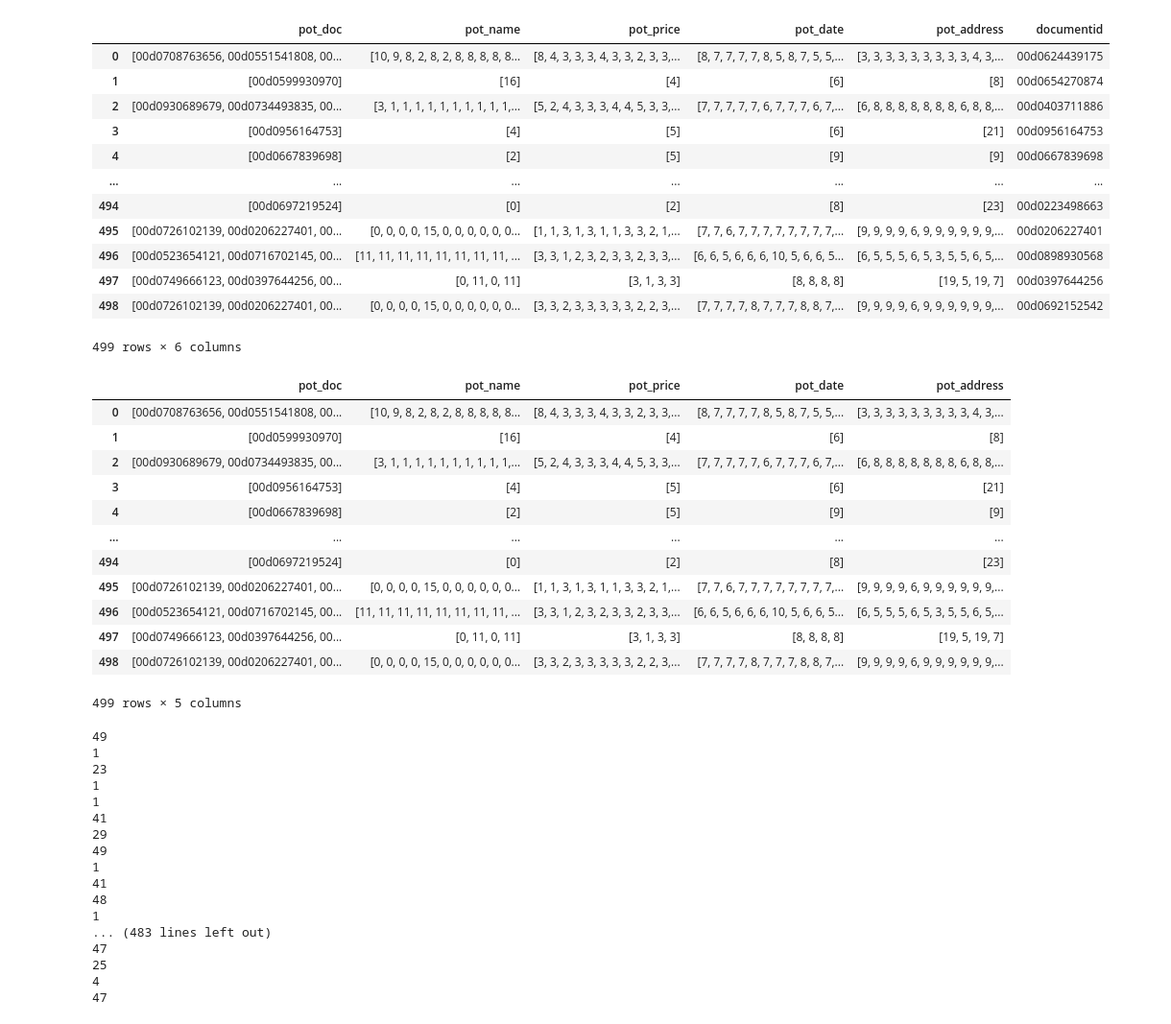
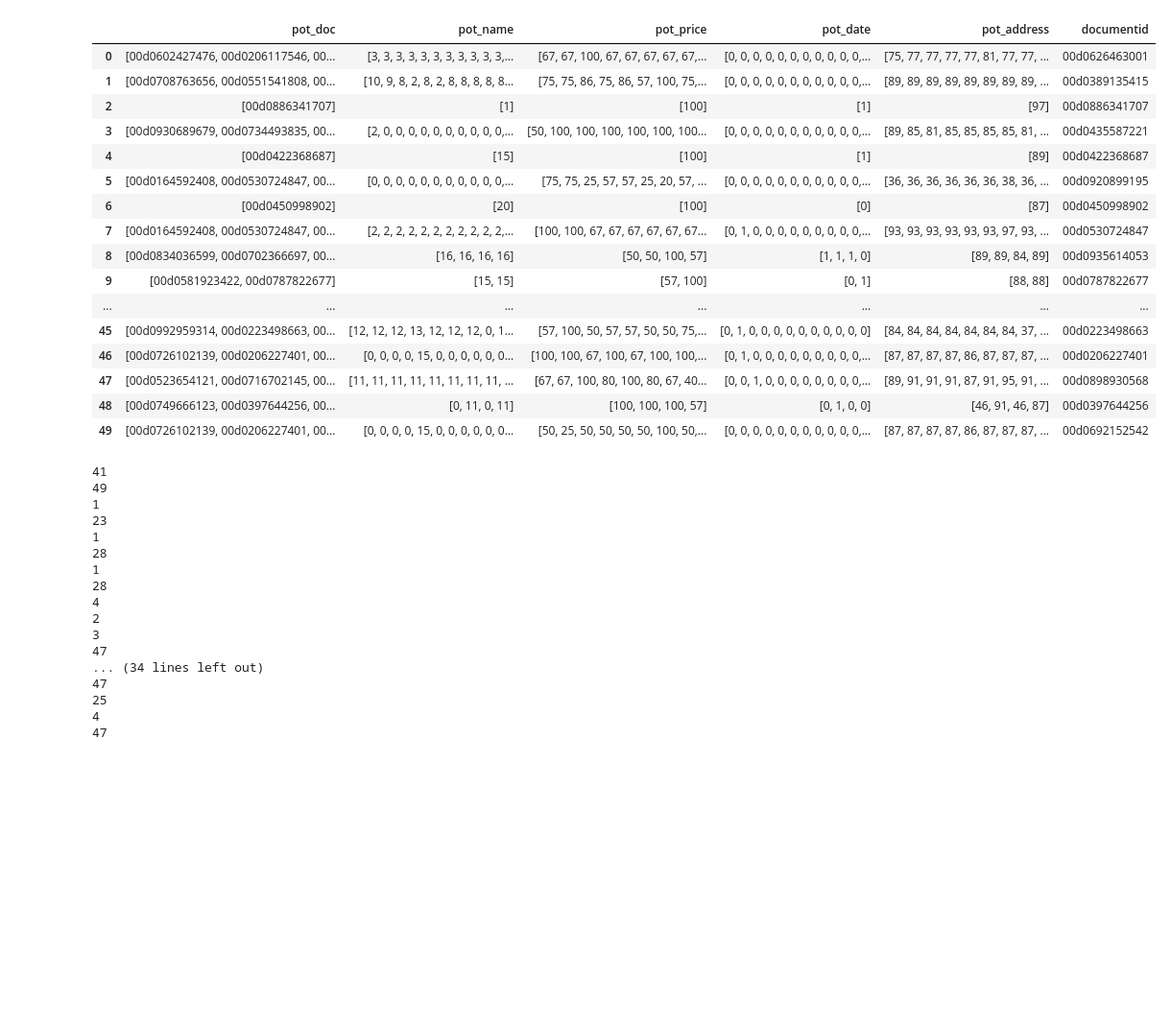
Before and after one commit to TopazFist/BillDatathon2023, a Jupyter notebook: laven_vname.ipynb, the cells around one changed output. Shown at 96% size. Drawn from its saved outputs; the diff is of its cells as text; code cells hidden in the pictures; blank space fills up the shorter version.

Commit message:
the date pulled throughgit add --all

```diff
--- a/laven_vname.ipynb
+++ b/laven_vname.ipynb
@@ -5,7 +5,7 @@ import os
 from multiprocessing import Pool
 from tqdm import tqdm
 # %%
-users_data = pd.read_csv("data/interim/Users.csv").tail(10)
+users_data = pd.read_csv("data/interim/Users.csv").tail(50)
 with Pool() as p:
     result = p.map(get_laven, users_data.to_dict('records'))
 result_df = pd.DataFrame(result)
@@ -27,56 +12,47 @@ KeyboardInterrupt:
 # %%
 
 final_df = result_df
 
 final_df = pd.concat([final_df.reset_index(drop=True),users_data["documentid"].reset_index(drop=True)],axis = 1)
 #final_df.to_csv(os.path.join('data/final/', "final.csv"))
+
+final_df.to_csv(os.path.join('data/final/', "final.csv"))
 display(final_df)
-final_df.to_csv(os.path.join('data/final/', "final.csv"))
-display(result_df)
 for i in result_df['pot_doc']:
     print(len(i))
 # %% [output]
 |  | pot_doc | pot_name | pot_price | pot_date | pot_address | documentid |
-| 0 | [00d0708763656, 00d0551541808, 00... | [10, 9, 8, 2, 8, 2, 8, 8, 8, 8, 8... | [8, 4, 3, 3, 3, 4, 3, 3, 2, 3, 3,... | [8, 7, 7, 7, 7, 8, 5, 8, 7, 5, 5,... | [3, 3, 3, 3, 3, 3, 3, 3, 3, 4, 3,... | 00d0624439175 |
-| 1 | [00d0599930970] | [16] | [4] | [6] | [8] | 00d0654270874 |
-| 2 | [00d0930689679, 00d0734493835, 00... | [3, 1, 1, 1, 1, 1, 1, 1, 1, 1, 1,... | [5, 2, 4, 3, 3, 3, 4, 4, 5, 3, 3,... | [7, 7, 7, 7, 7, 6, 7, 7, 7, 6, 7,... | [6, 8, 8, 8, 8, 8, 8, 8, 6, 8, 8,... | 00d0403711886 |
-| 3 | [00d0956164753] | [4] | [5] | [6] | [21] | 00d0956164753 |
-| 4 | [00d0667839698] | [2] | [5] | [9] | [9] | 00d0667839698 |
+| 0 | [00d0602427476, 00d0206117546, 00... | [3, 3, 3, 3, 3, 3, 3, 3, 3, 3, 3,... | [67, 67, 100, 67, 67, 67, 67, 67,... | [0, 0, 0, 0, 0, 0, 0, 0, 0, 0, 0,... | [75, 77, 77, 77, 77, 81, 77, 77, ... | 00d0626463001 |
+| 1 | [00d0708763656, 00d0551541808, 00... | [10, 9, 8, 2, 8, 2, 8, 8, 8, 8, 8... | [75, 75, 86, 75, 86, 57, 100, 75,... | [0, 0, 0, 0, 0, 0, 0, 0, 0, 0, 0,... | [89, 89, 89, 89, 89, 89, 89, 89, ... | 00d0389135415 |
+| 2 | [00d0886341707] | [1] | [100] | [1] | [97] | 00d0886341707 |
+| 3 | [00d0930689679, 00d0734493835, 00... | [2, 0, 0, 0, 0, 0, 0, 0, 0, 0, 0,... | [50, 100, 100, 100, 100, 100, 100... | [0, 0, 0, 0, 0, 0, 0, 0, 0, 0, 0,... | [89, 85, 81, 85, 85, 85, 85, 81, ... | 00d0435587221 |
+| 4 | [00d0422368687] | [15] | [100] | [1] | [89] | 00d0422368687 |
+| 5 | [00d0164592408, 00d0530724847, 00... | [0, 0, 0, 0, 0, 0, 0, 0, 0, 0, 0,... | [75, 75, 25, 57, 57, 25, 20, 57, ... | [0, 0, 0, 0, 0, 0, 0, 0, 0, 0, 0,... | [36, 36, 36, 36, 36, 36, 38, 36, ... | 00d0920899195 |
+| 6 | [00d0450998902] | [20] | [100] | [0] | [87] | 00d0450998902 |
+| 7 | [00d0164592408, 00d0530724847, 00... | [2, 2, 2, 2, 2, 2, 2, 2, 2, 2, 2,... | [100, 100, 67, 67, 67, 67, 67, 67... | [0, 1, 0, 0, 0, 0, 0, 0, 0, 0, 0,... | [93, 93, 93, 93, 93, 93, 97, 93, ... | 00d0530724847 |
+| 8 | [00d0834036599, 00d0702366697, 00... | [16, 16, 16, 16] | [50, 50, 100, 57] | [1, 1, 1, 0] | [89, 89, 84, 89] | 00d0935614053 |
+| 9 | [00d0581923422, 00d0787822677] | [15, 15] | [57, 100] | [0, 1] | [88, 88] | 00d0787822677 |
 | ... | ... | ... | ... | ... | ... | ... |
-| 494 | [00d0697219524] | [0] | [2] | [8] | [23] | 00d0223498663 |
-| 495 | [00d0726102139, 00d0206227401, 00... | [0, 0, 0, 0, 15, 0, 0, 0, 0, 0, 0... | [1, 1, 3, 1, 3, 1, 1, 3, 3, 2, 1,... | [7, 7, 6, 7, 7, 7, 7, 7, 7, 7, 7,... | [9, 9, 9, 9, 6, 9, 9, 9, 9, 9, 9,... | 00d0206227401 |
-| 496 | [00d0523654121, 00d0716702145, 00... | [11, 11, 11, 11, 11, 11, 11, 11, ... | [3, 3, 1, 2, 3, 2, 3, 3, 2, 3, 3,... | [6, 6, 5, 6, 6, 6, 10, 5, 6, 6, 5... | [6, 5, 5, 5, 6, 5, 3, 5, 5, 6, 5,... | 00d0898930568 |
-| 497 | [00d0749666123, 00d0397644256, 00... | [0, 11, 0, 11] | [3, 1, 3, 3] | [8, 8, 8, 8] | [19, 5, 19, 7] | 00d0397644256 |
-| 498 | [00d0726102139, 00d0206227401, 00... | [0, 0, 0, 0, 15, 0, 0, 0, 0, 0, 0... | [3, 3, 2, 3, 3, 3, 3, 3, 2, 2, 3,... | [7, 7, 7, 7, 8, 7, 7, 7, 8, 8, 7,... | [9, 9, 9, 9, 6, 9, 9, 9, 9, 9, 9,... | 00d0692152542 |
+| 45 | [00d0992959314, 00d0223498663, 00... | [12, 12, 12, 13, 12, 12, 12, 0, 1... | [57, 100, 50, 57, 57, 50, 50, 75,... | [0, 1, 0, 0, 0, 0, 0, 0, 0, 0, 0, 0] | [84, 84, 84, 84, 84, 84, 84, 37, ... | 00d0223498663 |
+| 46 | [00d0726102139, 00d0206227401, 00... | [0, 0, 0, 0, 15, 0, 0, 0, 0, 0, 0... | [100, 100, 67, 100, 67, 100, 100,... | [0, 1, 0, 0, 0, 0, 0, 0, 0, 0, 0,... | [87, 87, 87, 87, 86, 87, 87, 87, ... | 00d0206227401 |
+| 47 | [00d0523654121, 00d0716702145, 00... | [11, 11, 11, 11, 11, 11, 11, 11, ... | [67, 67, 100, 80, 100, 80, 67, 40... | [0, 0, 1, 0, 0, 0, 0, 0, 0, 0, 0,... | [89, 91, 91, 91, 87, 91, 95, 91, ... | 00d0898930568 |
+| 48 | [00d0749666123, 00d0397644256, 00... | [0, 11, 0, 11] | [100, 100, 100, 57] | [0, 1, 0, 0] | [46, 91, 46, 87] | 00d0397644256 |
+| 49 | [00d0726102139, 00d0206227401, 00... | [0, 0, 0, 0, 15, 0, 0, 0, 0, 0, 0... | [50, 25, 50, 50, 50, 50, 100, 50,... | [0, 0, 0, 0, 0, 0, 0, 0, 0, 0, 0,... | [87, 87, 87, 87, 86, 87, 87, 87, ... | 00d0692152542 |
-499 rows × 6 columns
+41
+49
+1
+23
+1
+28
+1
+28
+4
+2
+3
+47
+... (34 lines left out)
+47
+25
+4
+47
-|  | pot_doc | pot_name | pot_price | pot_date | pot_address |
-| 0 | [00d0708763656, 00d0551541808, 00... | [10, 9, 8, 2, 8, 2, 8, 8, 8, 8, 8... | [8, 4, 3, 3, 3, 4, 3, 3, 2, 3, 3,... | [8, 7, 7, 7, 7, 8, 5, 8, 7, 5, 5,... | [3, 3, 3, 3, 3, 3, 3, 3, 3, 4, 3,... |
-| 1 | [00d0599930970] | [16] | [4] | [6] | [8] |
-| 2 | [00d0930689679, 00d0734493835, 00... | [3, 1, 1, 1, 1, 1, 1, 1, 1, 1, 1,... | [5, 2, 4, 3, 3, 3, 4, 4, 5, 3, 3,... | [7, 7, 7, 7, 7, 6, 7, 7, 7, 6, 7,... | [6, 8, 8, 8, 8, 8, 8, 8, 6, 8, 8,... |
-| 3 | [00d0956164753] | [4] | [5] | [6] | [21] |
-| 4 | [00d0667839698] | [2] | [5] | [9] | [9] |
-| ... | ... | ... | ... | ... | ... |
-| 494 | [00d0697219524] | [0] | [2] | [8] | [23] |
-| 495 | [00d0726102139, 00d0206227401, 00... | [0, 0, 0, 0, 15, 0, 0, 0, 0, 0, 0... | [1, 1, 3, 1, 3, 1, 1, 3, 3, 2, 1,... | [7, 7, 6, 7, 7, 7, 7, 7, 7, 7, 7,... | [9, 9, 9, 9, 6, 9, 9, 9, 9, 9, 9,... |
-| 496 | [00d0523654121, 00d0716702145, 00... | [11, 11, 11, 11, 11, 11, 11, 11, ... | [3, 3, 1, 2, 3, 2, 3, 3, 2, 3, 3,... | [6, 6, 5, 6, 6, 6, 10, 5, 6, 6, 5... | [6, 5, 5, 5, 6, 5, 3, 5, 5, 6, 5,... |
-| 497 | [00d0749666123, 00d0397644256, 00... | [0, 11, 0, 11] | [3, 1, 3, 3] | [8, 8, 8, 8] | [19, 5, 19, 7] |
-| 498 | [00d0726102139, 00d0206227401, 00... | [0, 0, 0, 0, 15, 0, 0, 0, 0, 0, 0... | [3, 3, 2, 3, 3, 3, 3, 3, 2, 2, 3,... | [7, 7, 7, 7, 8, 7, 7, 7, 8, 8, 7,... | [9, 9, 9, 9, 6, 9, 9, 9, 9, 9, 9,... |
-499 rows × 5 columns
-49
-1
-23
-1
-1
-41
-29
-49
-1
-41
-48
-1
-... (483 lines left out)
-47
-25
-4
-47
 # %%
```
Also changed, not shown: parts of 2 cells of this notebook, 3 other files.
